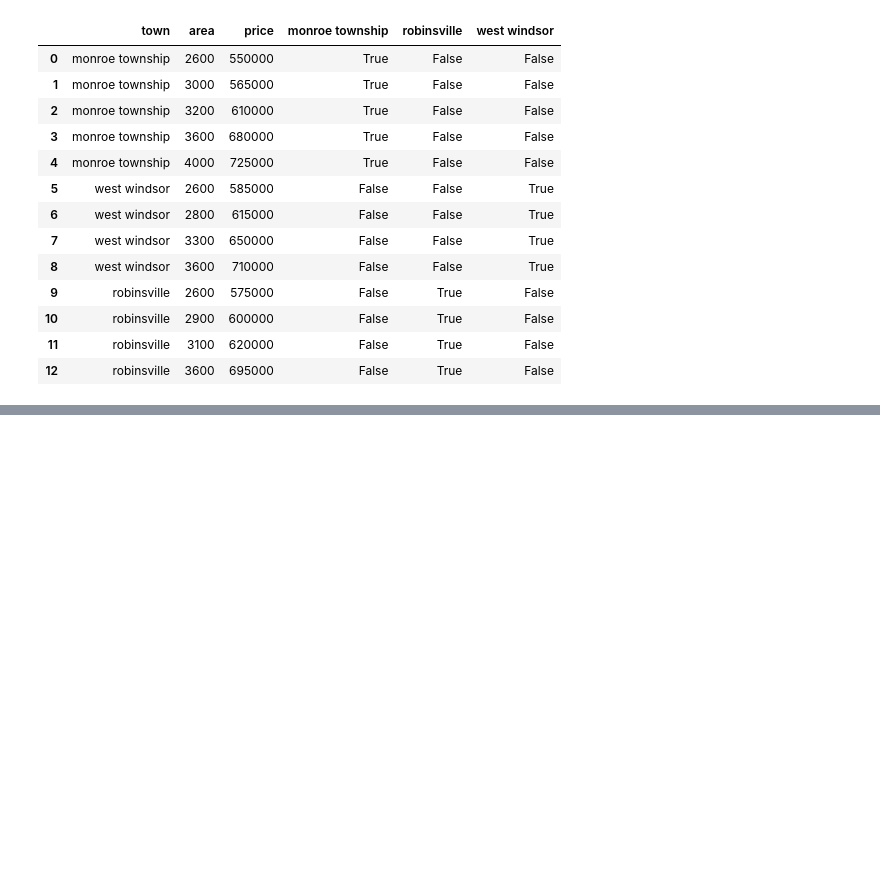
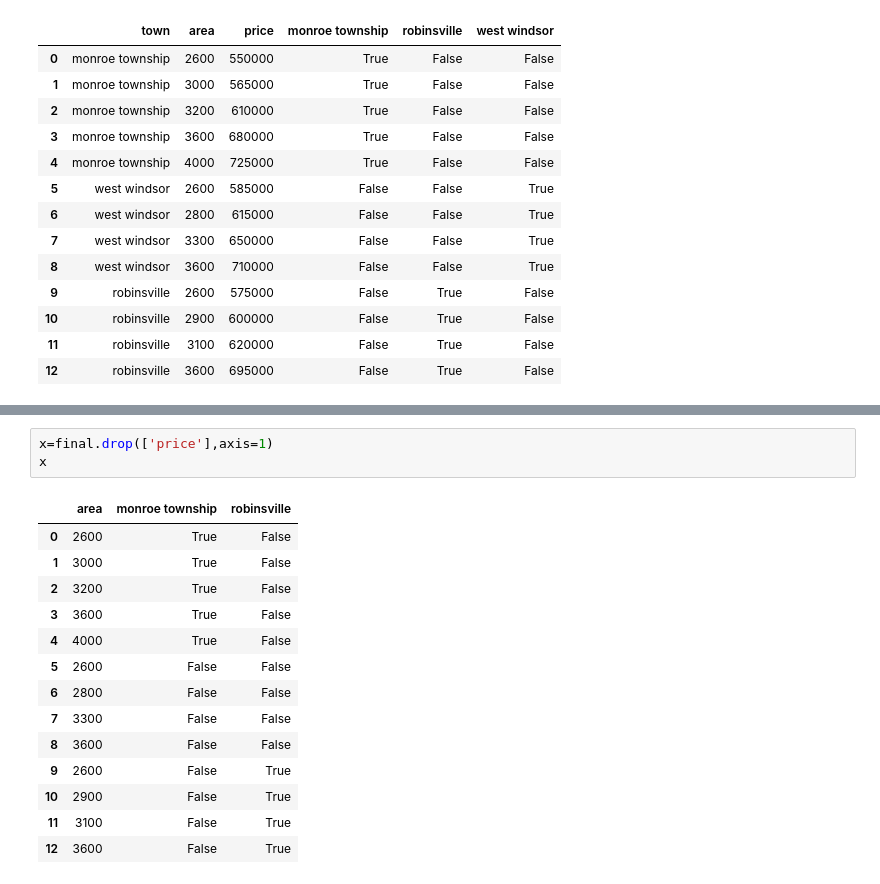
Before and after one commit to wizfury/tensorflow-practice, a Jupyter notebook: Dummy variable/dummy_variable.ipynb, the cells around one changed output, grey strips where cells are left out. Drawn from its saved outputs; the diff is of its cells as text; blank space fills up the shorter version.

```diff
--- a/Dummy variable/dummy_variable.ipynb
+++ b/Dummy variable/dummy_variable.ipynb
@@ -57,0 +79,18 @@ merged_dataset
+# %%
+x=final.drop(['price'],axis=1)
+x
+# %% [output]
+|  | area | monroe township | robinsville |
+| 0 | 2600 | True | False |
+| 1 | 3000 | True | False |
+| 2 | 3200 | True | False |
+| 3 | 3600 | True | False |
+| 4 | 4000 | True | False |
+| 5 | 2600 | False | False |
+| 6 | 2800 | False | False |
+| 7 | 3300 | False | False |
+| 8 | 3600 | False | False |
+| 9 | 2600 | False | True |
+| 10 | 2900 | False | True |
+| 11 | 3100 | False | True |
+| 12 | 3600 | False | True |
```
Also changed, not shown: parts of 15 cells of this notebook, 3 other files.
